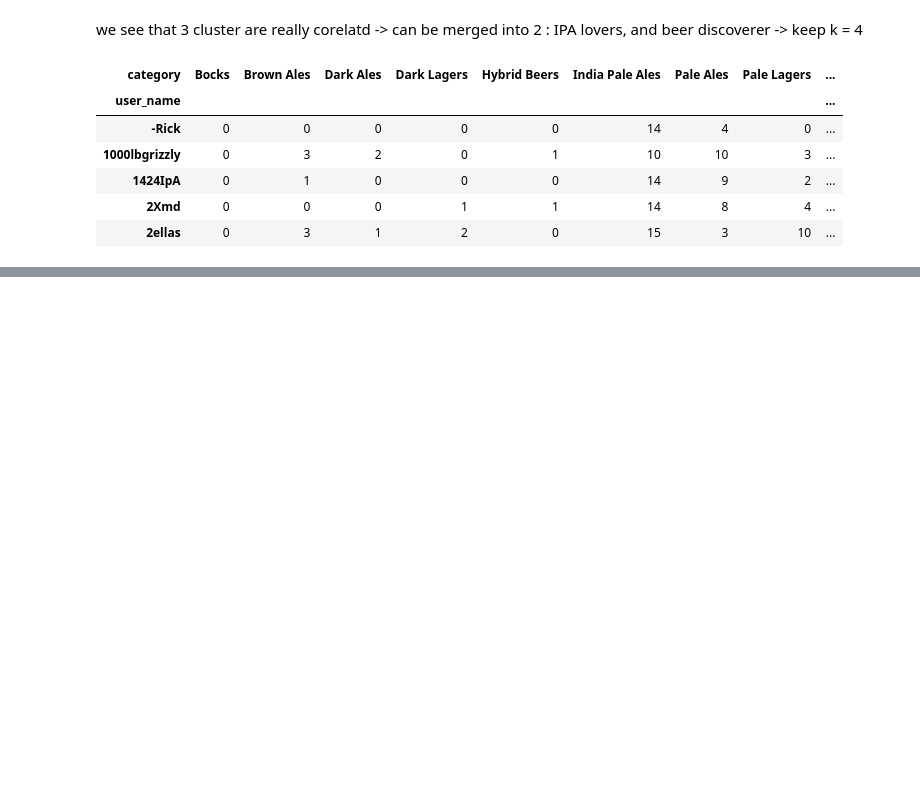
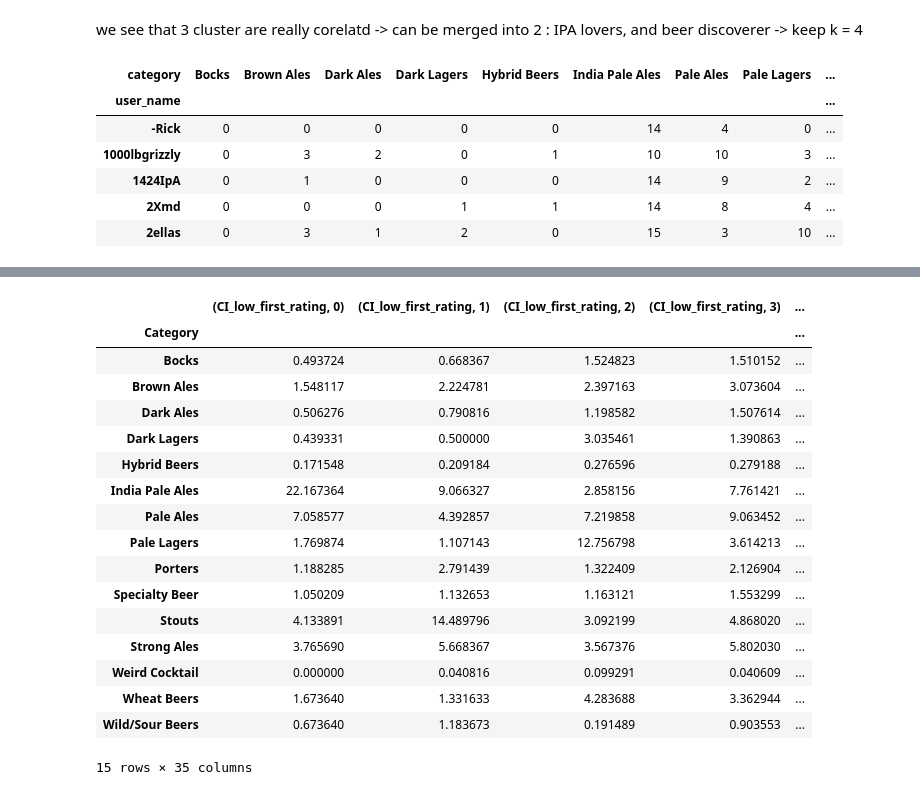
Before and after one commit to epfl-ada/ada-2022-project-radar, a Jupyter notebook: m3_clean.ipynb, the cells around one changed output, grey strips where cells are left out. Drawn from its saved outputs; the diff is of its cells as text; code cells hidden in the pictures; blank space fills up the shorter version.

```diff
--- a/m3_clean.ipynb
+++ b/m3_clean.ipynb
@@ -516,0 +647,3 @@ user_to_cat_last.head(5)
+# %%
+df_conf_inter = pd.concat([conf_inter_all, conf_inter_cluster], ignore_index = True)
+#conf_inter.reset_index(drop=True, inplace=True)
@@ -516,0 +666,23 @@ user_to_cat_last.head(5)
+# %%
+df_pivot = df_conf_inter.pivot(index='Category', columns='Cluster')
+df_pivot.columns = df_pivot.columns.to_flat_index()
+df_pivot
+# %% [output]
+|  | (CI_low_first_rating, 0) | (CI_low_first_rating, 1) | (CI_low_first_rating, 2) | (CI_low_first_rating, 3) | ... |
+| Category |  |  |  |  | ... |
+| Bocks | 0.493724 | 0.668367 | 1.524823 | 1.510152 | ... |
+| Brown Ales | 1.548117 | 2.224781 | 2.397163 | 3.073604 | ... |
+| Dark Ales | 0.506276 | 0.790816 | 1.198582 | 1.507614 | ... |
+| Dark Lagers | 0.439331 | 0.500000 | 3.035461 | 1.390863 | ... |
+| Hybrid Beers | 0.171548 | 0.209184 | 0.276596 | 0.279188 | ... |
+| India Pale Ales | 22.167364 | 9.066327 | 2.858156 | 7.761421 | ... |
+| Pale Ales | 7.058577 | 4.392857 | 7.219858 | 9.063452 | ... |
+| Pale Lagers | 1.769874 | 1.107143 | 12.756798 | 3.614213 | ... |
+| Porters | 1.188285 | 2.791439 | 1.322409 | 2.126904 | ... |
+| Specialty Beer | 1.050209 | 1.132653 | 1.163121 | 1.553299 | ... |
+| Stouts | 4.133891 | 14.489796 | 3.092199 | 4.868020 | ... |
+| Strong Ales | 3.765690 | 5.668367 | 3.567376 | 5.802030 | ... |
+| Weird Cocktail | 0.000000 | 0.040816 | 0.099291 | 0.040609 | ... |
+| Wheat Beers | 1.673640 | 1.331633 | 4.283688 | 3.362944 | ... |
+| Wild/Sour Beers | 0.673640 | 1.183673 | 0.191489 | 0.903553 | ... |
+15 rows × 35 columns
```
Also changed, not shown: parts of 28 cells of this notebook, 4 other files.
